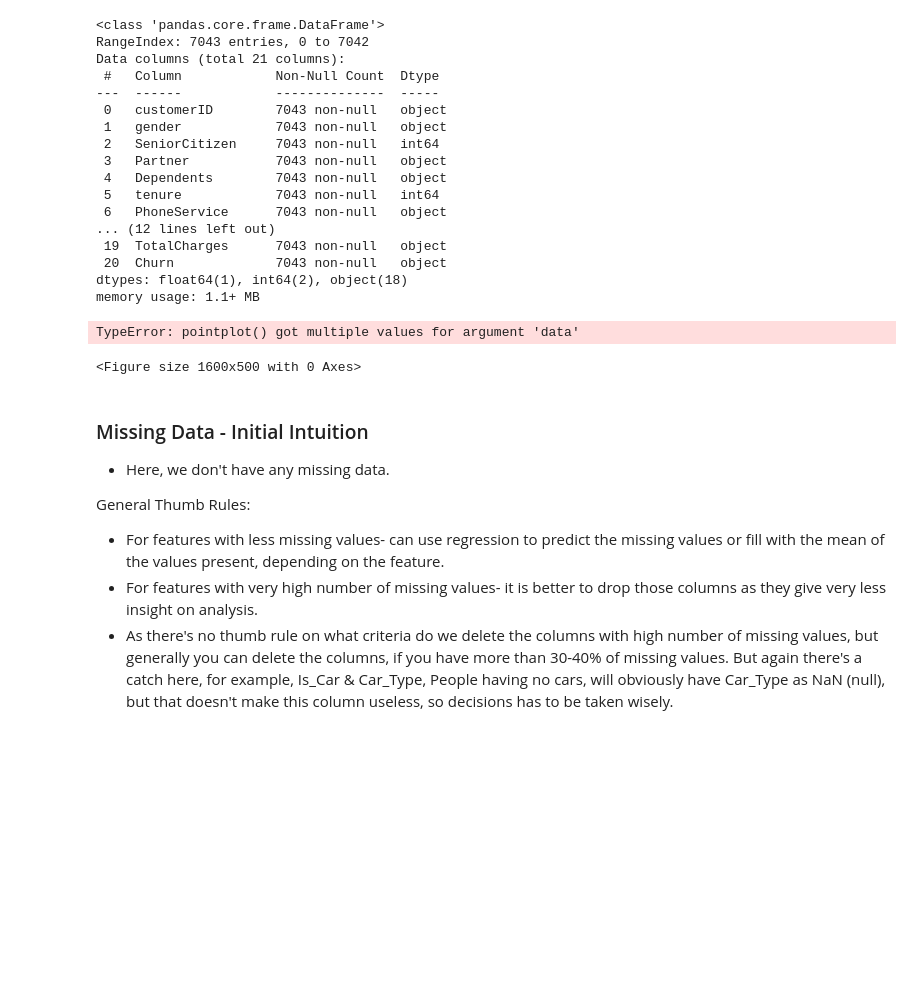
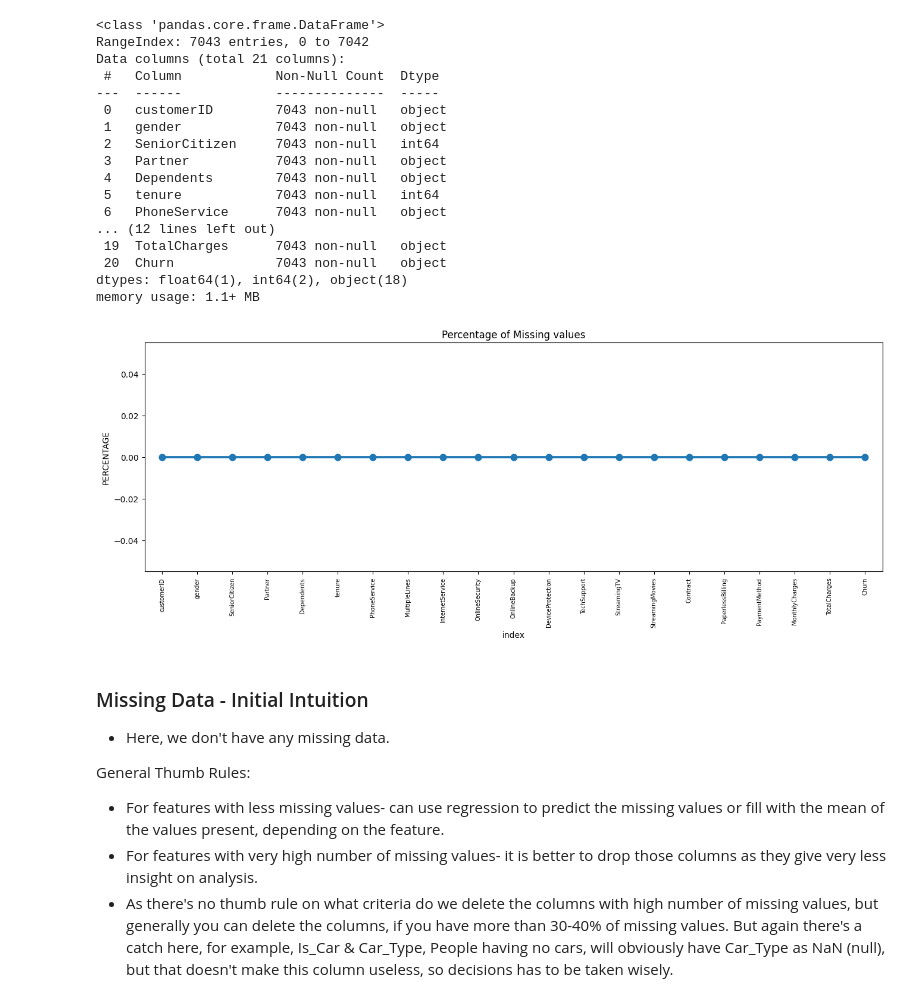
Before and after one commit to atulafre/EDA, a Jupyter notebook: Churn_Analysis_EDA.ipynb, the cells around one changed output. Drawn from its saved outputs; the diff is of its cells as text; code cells hidden in the pictures; blank space fills up the shorter version.

```diff
--- a/Churn_Analysis_EDA.ipynb
+++ b/Churn_Analysis_EDA.ipynb
@@ -149,14 +149,13 @@ memory usage: 1.1+ MB
 # %%
 missing = pd.DataFrame((telco_base_data.isnull().sum())*100/telco_base_data.shape[0]).reset_index()
 plt.figure(figsize=(16,5))
-ax = sns.pointplot('index',0,data=missing)
+ax = sns.pointplot(x='index',y=0,data=missing)
 plt.xticks(rotation =90,fontsize =7)
 plt.title("Percentage of Missing values")
 plt.ylabel("PERCENTAGE")
 plt.show()
 # %% [output]
-TypeError: pointplot() got multiple values for argument 'data'
-<Figure size 1600x500 with 0 Axes>
+[figure, added]
 # %% [markdown]
 ### Missing Data - Initial Intuition
 
```
